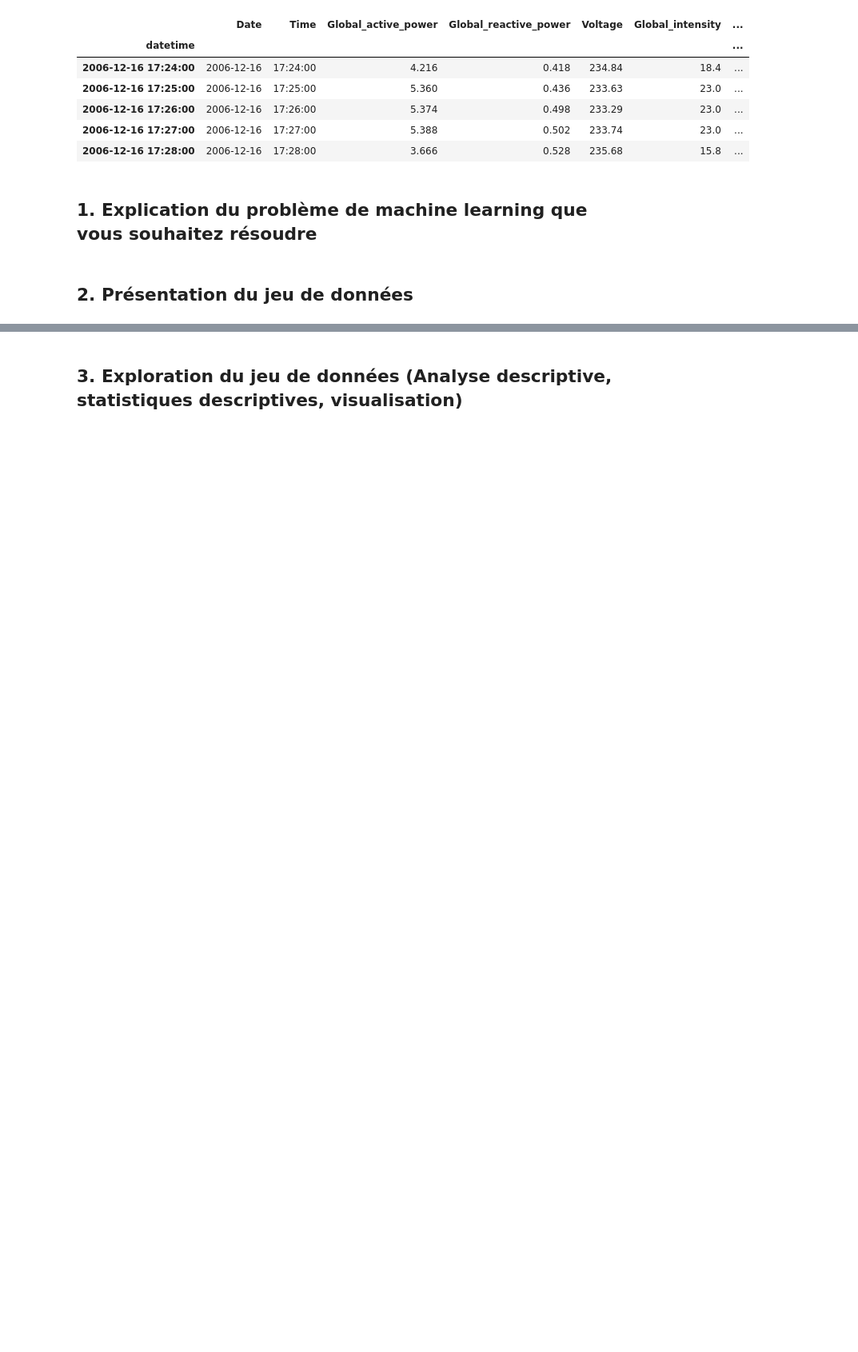
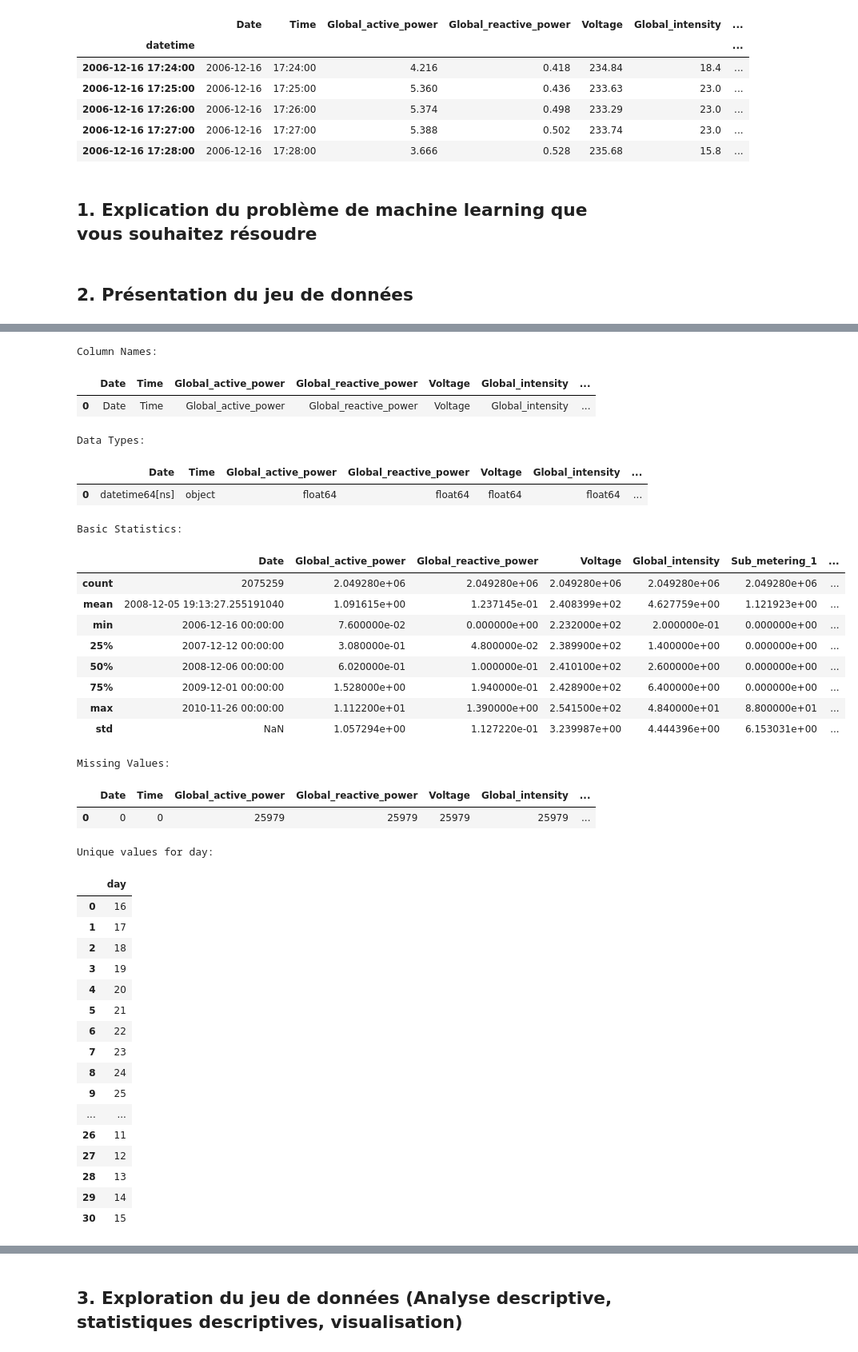
Before and after one commit to sarrabenyahia/ML-DL-time-series, a Jupyter notebook: src/notebook.ipynb, the cells around one changed output, grey strips where cells are left out. Shown: that part at 80% size. Cells and saved outputs as stored; diff of their text form; code cells hidden in the pictures; blank space fills up the shorter version.

```diff
--- a/src/notebook.ipynb
+++ b/src/notebook.ipynb
@@ -41,0 +65,80 @@ df.head()
+# %%
+import pandas as pd
+
+def print_exhaustive_presentation(data):
+    # Print column names
+    print("Column Names:")
+    display(data.columns.to_frame().T)
+    print()
+
+    # Print data types
+    print("Data Types:")
+    display(data.dtypes.to_frame().T)
+    print()
+
+    # Print basic statistics
+    print("Basic Statistics:")
+    display(data.describe())
+    print()
+
+    # Print missing values
+    missing_values_count = data.isnull().sum()
+    if missing_values_count.sum() > 0:
+        print("Missing Values:")
+        display(missing_values_count.to_frame().T)
+        print()
+    else:
+        print("No missing values found.\n")
+
+    # Print unique values for categorical features
+    categorical_features = ["day", "month", "year"]
+    for feature in categorical_features:
+        unique_values = data[feature].unique()
+        print(f"Unique values for {feature}:")
+        display(pd.DataFrame(unique_values, columns=[feature]))
+        print()
+
+    # Print sample data
+    print("Sample Data:")
+    display(data.head())
+    print()
+# %%
+print_exhaustive_presentation(df)
+# %% [output]
+Column Names:
+|  | Date | Time | Global_active_power | Global_reactive_power | Voltage | Global_intensity | ... |
+| 0 | Date | Time | Global_active_power | Global_reactive_power | Voltage | Global_intensity | ... |
+Data Types:
+|  | Date | Time | Global_active_power | Global_reactive_power | Voltage | Global_intensity | ... |
+| 0 | datetime64[ns] | object | float64 | float64 | float64 | float64 | ... |
+Basic Statistics:
+|  | Date | Global_active_power | Global_reactive_power | Voltage | Global_intensity | Sub_metering_1 | ... |
+| count | 2075259 | 2.049280e+06 | 2.049280e+06 | 2.049280e+06 | 2.049280e+06 | 2.049280e+06 | ... |
+| mean | 2008-12-05 19:13:27.255191040 | 1.091615e+00 | 1.237145e-01 | 2.408399e+02 | 4.627759e+00 | 1.121923e+00 | ... |
+| min | 2006-12-16 00:00:00 | 7.600000e-02 | 0.000000e+00 | 2.232000e+02 | 2.000000e-01 | 0.000000e+00 | ... |
+| 25% | 2007-12-12 00:00:00 | 3.080000e-01 | 4.800000e-02 | 2.389900e+02 | 1.400000e+00 | 0.000000e+00 | ... |
+| 50% | 2008-12-06 00:00:00 | 6.020000e-01 | 1.000000e-01 | 2.410100e+02 | 2.600000e+00 | 0.000000e+00 | ... |
+| 75% | 2009-12-01 00:00:00 | 1.528000e+00 | 1.940000e-01 | 2.428900e+02 | 6.400000e+00 | 0.000000e+00 | ... |
+| max | 2010-11-26 00:00:00 | 1.112200e+01 | 1.390000e+00 | 2.541500e+02 | 4.840000e+01 | 8.800000e+01 | ... |
+| std | NaN | 1.057294e+00 | 1.127220e-01 | 3.239987e+00 | 4.444396e+00 | 6.153031e+00 | ... |
+Missing Values:
+|  | Date | Time | Global_active_power | Global_reactive_power | Voltage | Global_intensity | ... |
+| 0 | 0 | 0 | 25979 | 25979 | 25979 | 25979 | ... |
+Unique values for day:
+|  | day |
+| 0 | 16 |
+| 1 | 17 |
+| 2 | 18 |
+| 3 | 19 |
+| 4 | 20 |
+| 5 | 21 |
+| 6 | 22 |
+| 7 | 23 |
+| 8 | 24 |
+| 9 | 25 |
+| ... | ... |
+| 26 | 11 |
+| 27 | 12 |
+| 28 | 13 |
+| 29 | 14 |
+| 30 | 15 |
```
Also changed, not shown: parts of 6 cells of this notebook.
